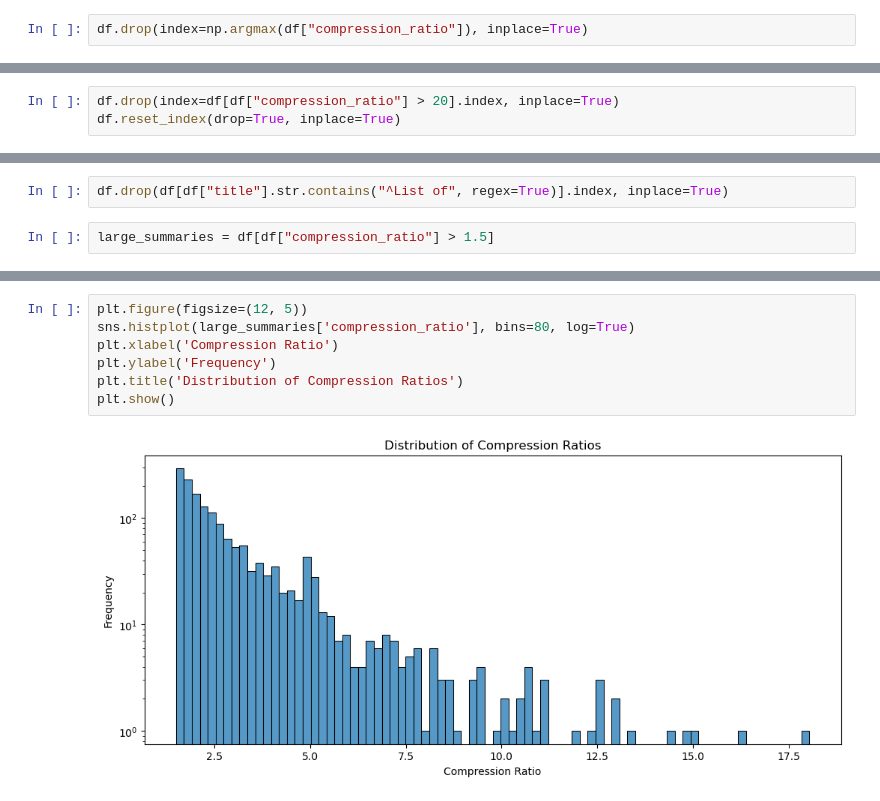
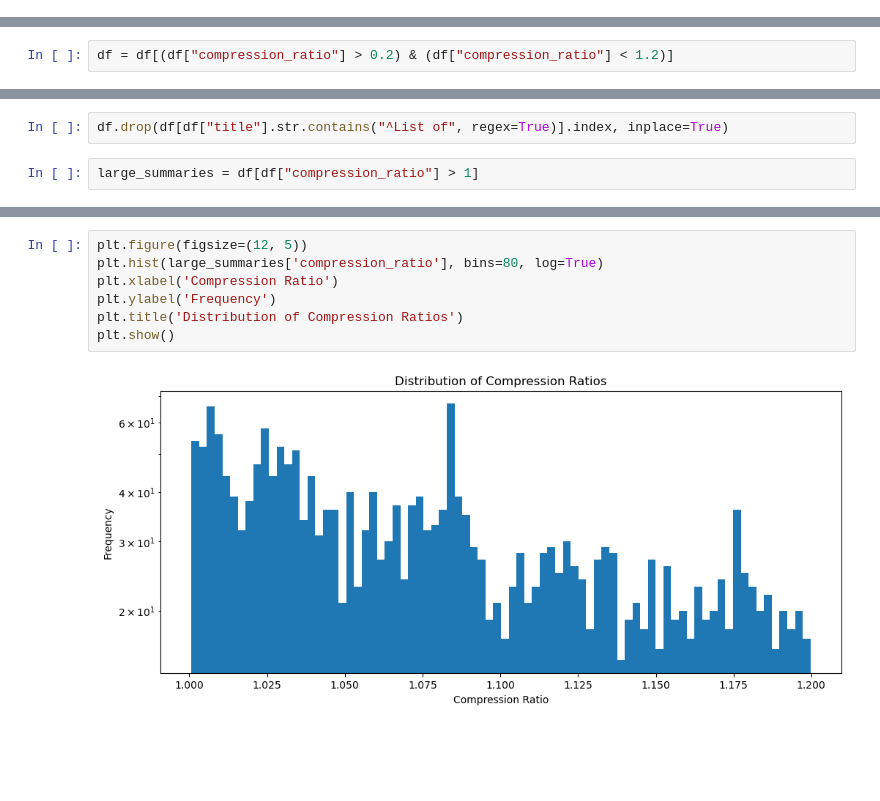
Before and after one commit to amoghshakya/WikiTLDR, a Jupyter notebook: notebooks/eda.ipynb, the cells around one changed output, grey strips where cells are left out. Drawn from its saved outputs; the diff is of its cells as text; blank space fills up the shorter version.

```diff
--- a/notebooks/eda.ipynb
+++ b/notebooks/eda.ipynb
@@ -171,2 +174,0 @@ Yaviza
-# %%
-df.drop(index=np.argmax(df["compression_ratio"]), inplace=True)
@@ -182,12 +175,11 @@ df.head()
-# %%
-df.drop(index=df[df["compression_ratio"] > 20].index, inplace=True)
-df.reset_index(drop=True, inplace=True)
+# %%
+df = df[(df["compression_ratio"] > 0.2) & (df["compression_ratio"] < 1.2)]
 # %% [markdown]
 Articles titled "List of x things" on Wikipedia are not considered proper summarizations because they typically consist of enumerations rather than narrative content. These lists do not provide much context or detailed information to summarize.
 # %%
 df.drop(df[df["title"].str.contains("^List of", regex=True)].index, inplace=True)
 # %%
-large_summaries = df[df["compression_ratio"] > 1.5]
+large_summaries = df[df["compression_ratio"] > 1]
 # %%
 large_summaries.sort_values("compression_ratio", ascending=False).head()
 # %% [output]
@@ -204,12 +196,12 @@ len(large_summaries)
 # %%
 plt.figure(figsize=(12, 5))
-sns.histplot(large_summaries['compression_ratio'], bins=80, log=True)
+plt.hist(large_summaries['compression_ratio'], bins=80, log=True)
 plt.xlabel('Compression Ratio')
 plt.ylabel('Frequency')
 plt.title('Distribution of Compression Ratios')
 plt.show()
 # %% [output]
-[figure, old version]
+[figure, new version]
 # %%
 sample = large_summaries.sample(1)
 print(sample.index)
```
Also changed, not shown: parts of 34 cells of this notebook, 2 other files.
